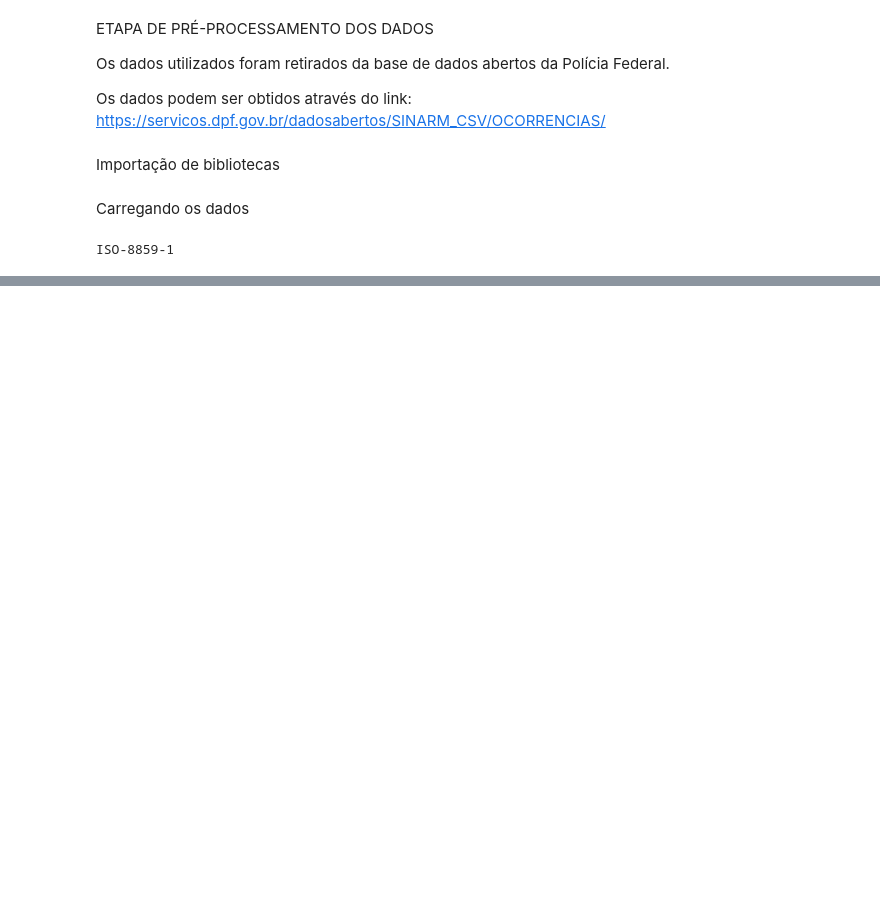
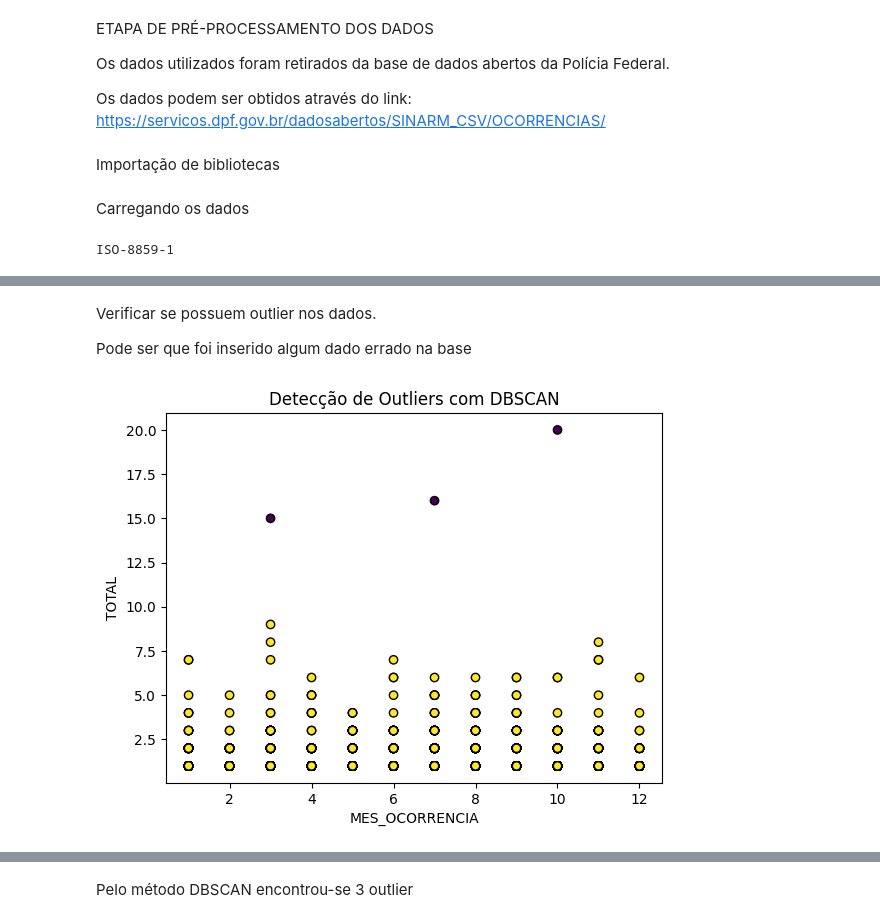
Before and after one commit to Victorferb/Minera-o-de-dados, a Jupyter notebook: pre-processamento.ipynb, the cells around one changed output, grey strips where cells are left out. Cells and saved outputs as stored; diff of their text form; code cells hidden in the pictures; blank space fills up the shorter version.

Commit message:
Etapa de identificação de outliers

```diff
--- a/pre-processamento.ipynb
+++ b/pre-processamento.ipynb
@@ -31,4 +34,4 @@ with open("OCORRENCIAS_2024_utf8.csv", "w", encoding="utf-8") as f:
     f.write(conteudo)
 # %%
 #Carregamento dos dados
-dados = pd.read_csv("OCORRENCIAS_2024_utf8.csv", encoding="utf-8", sep=";") #Separador dos dados ";"
+df = pd.read_csv("OCORRENCIAS_2024_utf8.csv", encoding="utf-8", sep=";") #Separador dos dados ";"
@@ -34,0 +93,29 @@ dados = pd.read_csv("OCORRENCIAS_2024_utf8.csv", encoding="utf-8", sep=";") #Sep
+# %% [markdown]
+Verificar se possuem outlier nos dados.
+
+Pode ser que foi inserido algum dado errado na base
+# %%
+#Cluster utilizando DBSCAN
+
+numerical_cols = df.select_dtypes(include=['float64', 'int64']).columns
+data = df[numerical_cols].dropna()
+scaled_data = StandardScaler().fit_transform(data)
+# 3. Aplicar DBSCAN
+dbscan = DBSCAN(eps=3.5, min_samples=5)  # Ajuste os parâmetros conforme necessário
+labels = dbscan.fit_predict(scaled_data)
+
+# 4. Identificar outliers (pontos com rótulo -1)
+df["outlier"] = (labels == -1)
+
+# 5. Visualizar os outliers
+plt.scatter(data.iloc[:, 1], data.iloc[:, 2], c=labels, cmap="viridis", edgecolors='k')
+plt.title("Detecção de Outliers com DBSCAN")
+plt.xlabel(numerical_cols[1])
+plt.ylabel(numerical_cols[2])
+plt.show()
+
+# 6. Exibir os outliers detectados
+outliers = df[df["outlier"]]
+display(outliers)
+# %% [output]
+[figure, added]
@@ -34,0 +126,2 @@ dados = pd.read_csv("OCORRENCIAS_2024_utf8.csv", encoding="utf-8", sep=";") #Sep
+# %% [markdown]
+Pelo método DBSCAN encontrou-se 3 outlier
```
Also changed, not shown: parts of 7 cells of this notebook.
